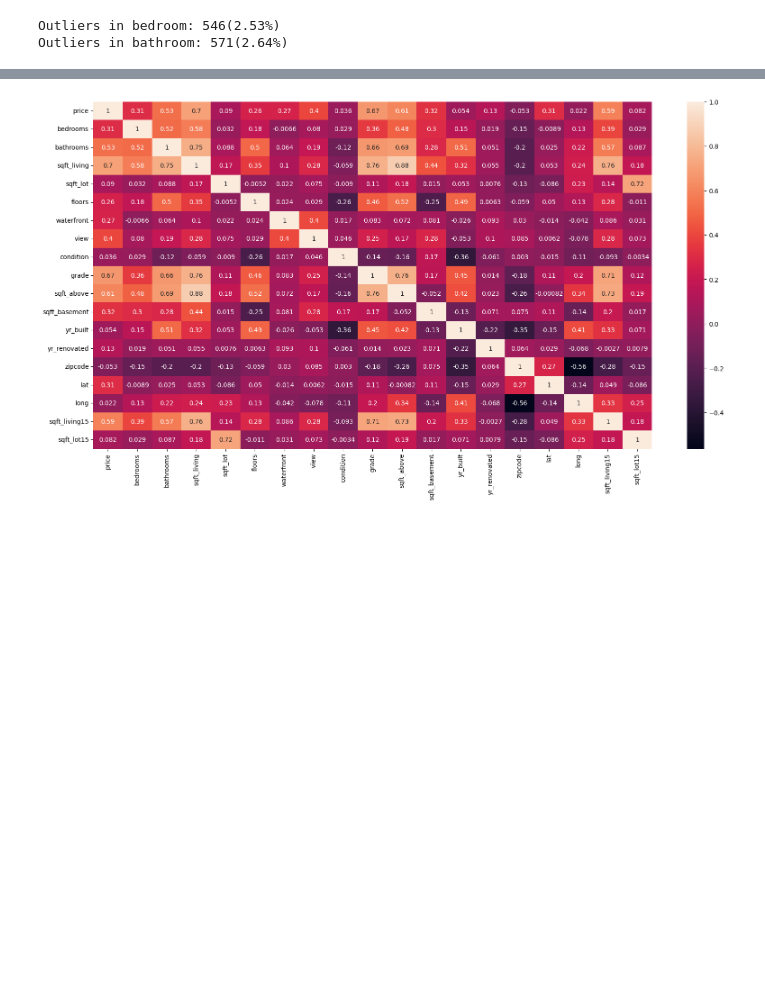
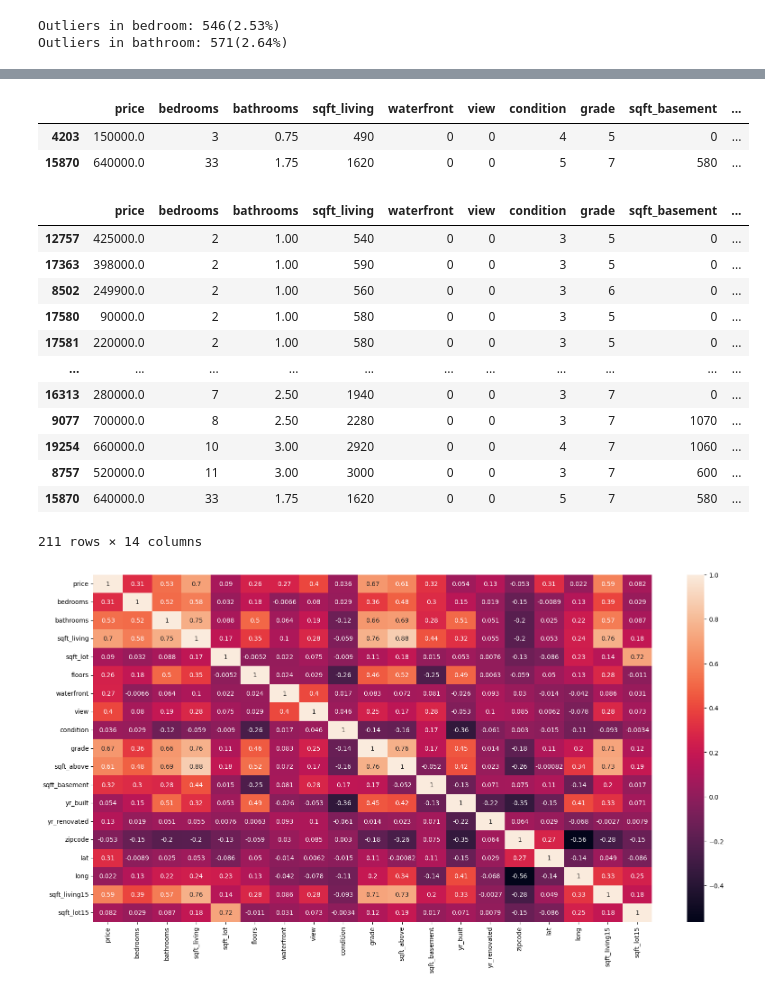
Before and after one commit to atharvadhumal03/HousingPrice-Prediction-MultipleRegression-Analysis, a Jupyter notebook: HousingPricePrediction_MLR.ipynb, the cells around one changed output, grey strips where cells are left out. Saved outputs shown, nothing was run; the diff lists cells and outputs as text; code cells hidden in the pictures; blank space fills up the shorter version.

Commit message:
cleaning and validating final columns.

```diff
--- a/HousingPricePrediction_MLR.ipynb
+++ b/HousingPricePrediction_MLR.ipynb
@@ -499,0 +579,3 @@ Outliers in bathroom: 571(2.64%)
+# %%
+df['sqft_per_bedroom'] = df['sqft_living'] / df['bedrooms']
+df.head()
@@ -500,3 +589,25 @@ Outliers in bathroom: 571(2.64%)
+# %%
+df[df['sqft_per_bedroom'] < 180].sort_values('bedrooms')
+# %% [output]
+|  | price | bedrooms | bathrooms | sqft_living | waterfront | view | condition | grade | sqft_basement | ... |
+| 4203 | 150000.0 | 3 | 0.75 | 490 | 0 | 0 | 4 | 5 | 0 | ... |
+| 15870 | 640000.0 | 33 | 1.75 | 1620 | 0 | 0 | 5 | 7 | 580 | ... |
+# %%
+df[df['sqft_per_bedroom'] < 300].sort_values('bedrooms')
+# %% [output]
+|  | price | bedrooms | bathrooms | sqft_living | waterfront | view | condition | grade | sqft_basement | ... |
+| 12757 | 425000.0 | 2 | 1.00 | 540 | 0 | 0 | 3 | 5 | 0 | ... |
+| 17363 | 398000.0 | 2 | 1.00 | 590 | 0 | 0 | 3 | 5 | 0 | ... |
+| 8502 | 249900.0 | 2 | 1.00 | 560 | 0 | 0 | 3 | 6 | 0 | ... |
+| 17580 | 90000.0 | 2 | 1.00 | 580 | 0 | 0 | 3 | 5 | 0 | ... |
+| 17581 | 220000.0 | 2 | 1.00 | 580 | 0 | 0 | 3 | 5 | 0 | ... |
+| ... | ... | ... | ... | ... | ... | ... | ... | ... | ... | ... |
+| 16313 | 280000.0 | 7 | 2.50 | 1940 | 0 | 0 | 3 | 7 | 0 | ... |
+| 9077 | 700000.0 | 8 | 2.50 | 2280 | 0 | 0 | 3 | 7 | 1070 | ... |
+| 19254 | 660000.0 | 10 | 3.00 | 2920 | 0 | 0 | 4 | 7 | 1060 | ... |
+| 8757 | 520000.0 | 11 | 3.00 | 3000 | 0 | 0 | 3 | 7 | 600 | ... |
+| 15870 | 640000.0 | 33 | 1.75 | 1620 | 0 | 0 | 5 | 7 | 580 | ... |
+211 rows × 14 columns
 # %%
 plt.figure(figsize=(20,10))
 sns.heatmap(dfnums.corr(), annot=True)
```
Also changed, not shown: parts of 11 cells of this notebook.
